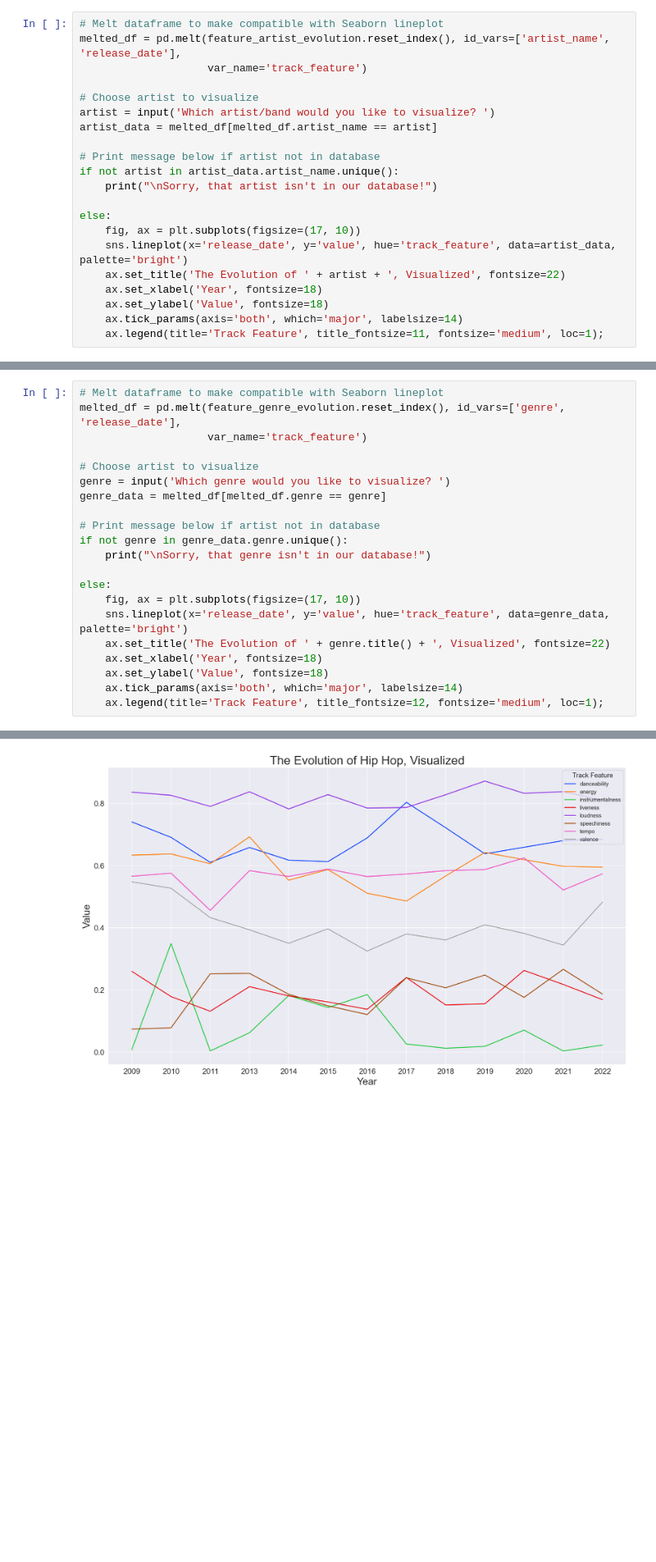
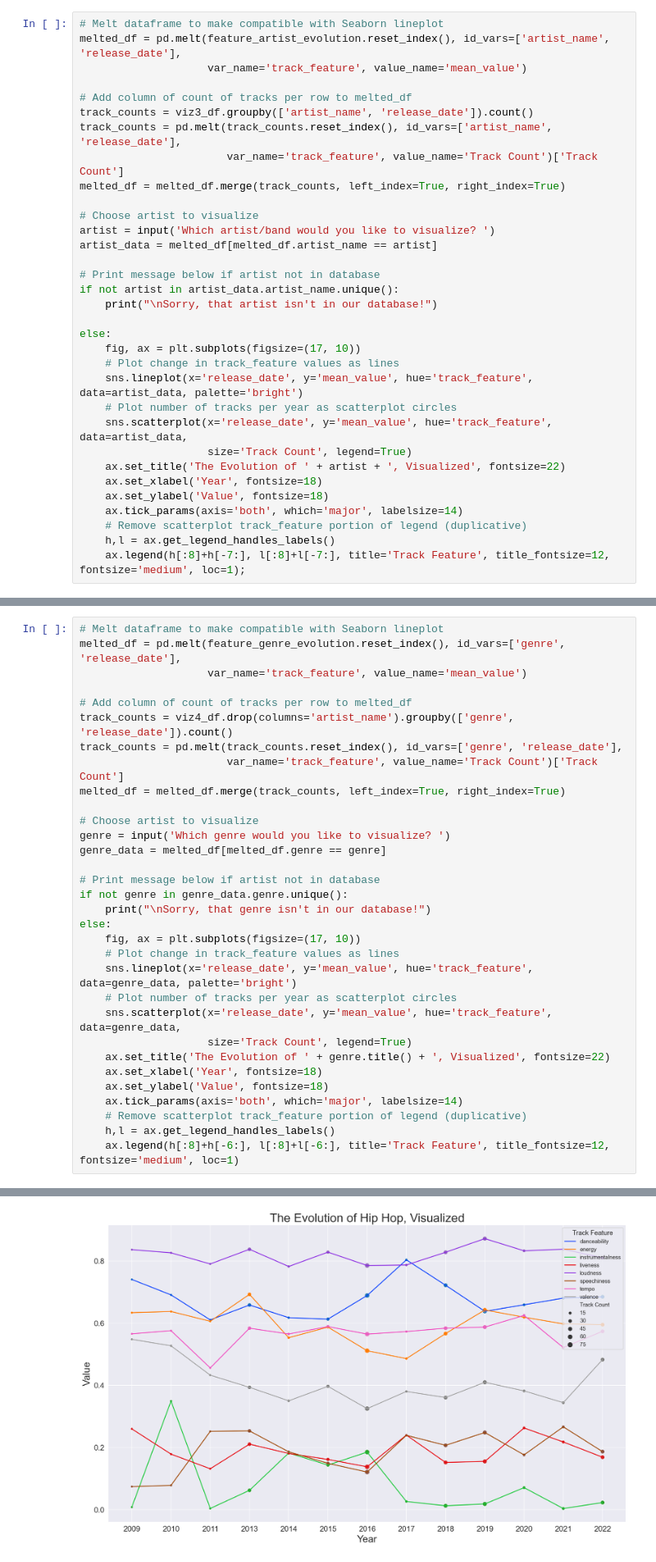
Before and after one commit to rjpost20/Onramp-Project, a Jupyter notebook: Project-Notebook.ipynb, the cells around one changed output, grey strips where cells are left out. Shown at 82% size. Cells and saved outputs as stored; diff of their text form; blank space fills up the shorter version.

```diff
--- a/Project-Notebook.ipynb
+++ b/Project-Notebook.ipynb
@@ -1525,7 +1690,13 @@ display(feature_artist_evolution.head())
 # %%
 # Melt dataframe to make compatible with Seaborn lineplot
 melted_df = pd.melt(feature_artist_evolution.reset_index(), id_vars=['artist_name', 'release_date'],
-                    var_name='track_feature')
+                    var_name='track_feature', value_name='mean_value')
+
+# Add column of count of tracks per row to melted_df
+track_counts = viz3_df.groupby(['artist_name', 'release_date']).count()
+track_counts = pd.melt(track_counts.reset_index(), id_vars=['artist_name', 'release_date'],
+                       var_name='track_feature', value_name='Track Count')['Track Count']
+melted_df = melted_df.merge(track_counts, left_index=True, right_index=True)
 
 # Choose artist to visualize
 artist = input('Which artist/band would you like to visualize? ')
@@ -1537,11 +1708,17 @@ if not artist in artist_data.artist_name.unique():
 
 else:
     fig, ax = plt.subplots(figsize=(17, 10))
-    sns.lineplot(x='release_date', y='value', hue='track_feature', data=artist_data, palette='bright')
+    # Plot change in track_feature values as lines
+    sns.lineplot(x='release_date', y='mean_value', hue='track_feature', data=artist_data, palette='bright')
+    # Plot number of tracks per year as scatterplot circles
+    sns.scatterplot(x='release_date', y='mean_value', hue='track_feature', data=artist_data,
+                    size='Track Count', legend=True)
     ax.set_title('The Evolution of ' + artist + ', Visualized', fontsize=22)
     ax.set_xlabel('Year', fontsize=18)
     ax.set_ylabel('Value', fontsize=18)
     ax.tick_params(axis='both', which='major', labelsize=14)
-    ax.legend(title='Track Feature', title_fontsize=11, fontsize='medium', loc=1);
+    # Remove scatterplot track_feature portion of legend (duplicative)
+    h,l = ax.get_legend_handles_labels()
+    ax.legend(h[:8]+h[-7:], l[:8]+l[-7:], title='Track Feature', title_fontsize=12, fontsize='medium', loc=1);
 # %% [output]
 Which artist/band would you like to visualize? The Beatles
@@ -1581,24 +1761,35 @@ display(feature_genre_evolution.head())
 # %%
 # Melt dataframe to make compatible with Seaborn lineplot
 melted_df = pd.melt(feature_genre_evolution.reset_index(), id_vars=['genre', 'release_date'],
-                    var_name='track_feature')
+                    var_name='track_feature', value_name='mean_value')
+
+# Add column of count of tracks per row to melted_df
+track_counts = viz4_df.drop(columns='artist_name').groupby(['genre', 'release_date']).count()
+track_counts = pd.melt(track_counts.reset_index(), id_vars=['genre', 'release_date'],
+                       var_name='track_feature', value_name='Track Count')['Track Count']
+melted_df = melted_df.merge(track_counts, left_index=True, right_index=True)
 
 # Choose artist to visualize
 genre = input('Which genre would you like to visualize? ')
 genre_data = melted_df[melted_df.genre == genre]
 
 # Print message below if artist not in database
 if not genre in genre_data.genre.unique():
     print("\nSorry, that genre isn't in our database!")
-
 else:
     fig, ax = plt.subplots(figsize=(17, 10))
-    sns.lineplot(x='release_date', y='value', hue='track_feature', data=genre_data, palette='bright')
+    # Plot change in track_feature values as lines
+    sns.lineplot(x='release_date', y='mean_value', hue='track_feature', data=genre_data, palette='bright')
+    # Plot number of tracks per year as scatterplot circles
+    sns.scatterplot(x='release_date', y='mean_value', hue='track_feature', data=genre_data,
+                    size='Track Count', legend=True)
     ax.set_title('The Evolution of ' + genre.title() + ', Visualized', fontsize=22)
     ax.set_xlabel('Year', fontsize=18)
     ax.set_ylabel('Value', fontsize=18)
     ax.tick_params(axis='both', which='major', labelsize=14)
-    ax.legend(title='Track Feature', title_fontsize=12, fontsize='medium', loc=1);
+    # Remove scatterplot track_feature portion of legend (duplicative)
+    h,l = ax.get_legend_handles_labels()
+    ax.legend(h[:8]+h[-6:], l[:8]+l[-6:], title='Track Feature', title_fontsize=12, fontsize='medium', loc=1)
 # %% [output]
 Which genre would you like to visualize? hip hop
-[figure, old version]
+[figure, new version]
```
Also changed, not shown: parts of 75 cells of this notebook.
